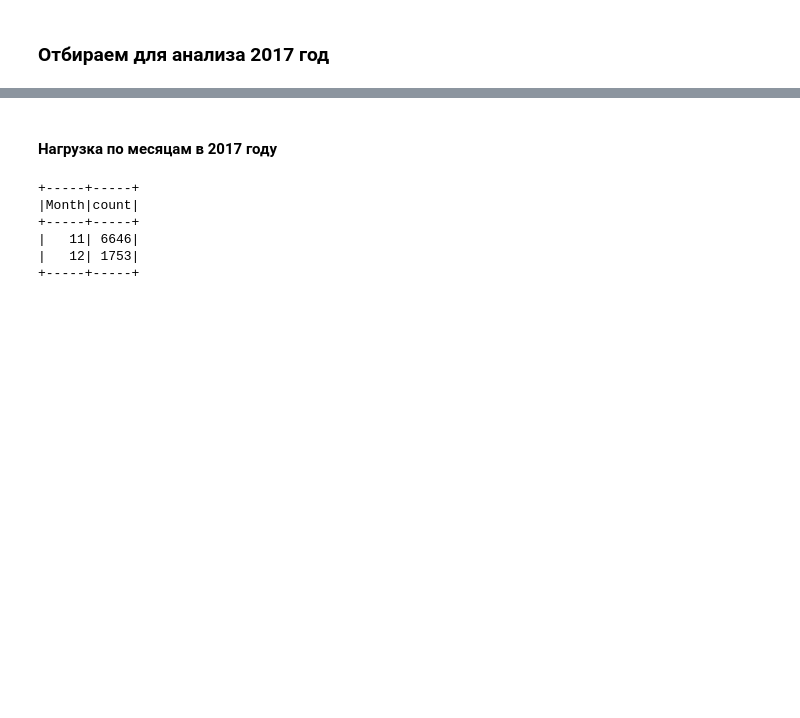
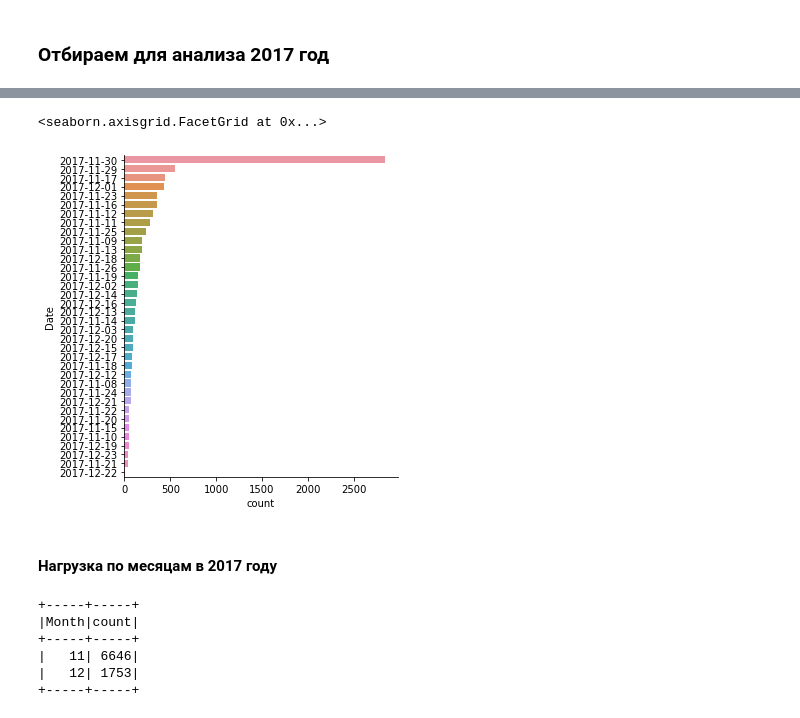
Before and after one commit to Profitrollka/log_analysis, a Jupyter notebook: test_log_analysis.ipynb, the cells around one changed output, grey strips where cells are left out. Drawn from its saved outputs; the diff is of its cells as text; code cells hidden in the pictures; blank space fills up the shorter version.

```diff
--- a/test_log_analysis.ipynb
+++ b/test_log_analysis.ipynb
@@ -302,3 +395,8 @@ log_data_filt.withColumn('Year', f.year('Date'))\
 ### Отбираем для анализа 2017 год
 # %%
 log_data_filt_2017 = log_data_filt.filter(f.year('Date') == 2017)
+# %%
+queries_by_dates_df = log_data_filt_2017.groupBy('Date')\
+                .count()\
+                .orderBy(f.col('count').desc())
+queries_by_dates_df.show(5)
@@ -305,3 +414,11 @@ log_data_filt_2017 = log_data_filt.filter(f.year('Date') == 2017)
+# %%
+queries_by_dates_pd_df = queries_by_dates_df.toPandas()
+# %%
+sns.catplot(x='count', y='Date', data=queries_by_dates_pd_df,
+            kind='bar', order=queries_by_dates_pd_df['Date'])
+# %% [output]
+<seaborn.axisgrid.FacetGrid at 0x...>
+[figure, added]
 # %% [markdown]
 #### Нагрузка по месяцам в 2017 году
 # %%
```
Also changed, not shown: parts of 44 cells of this notebook.
